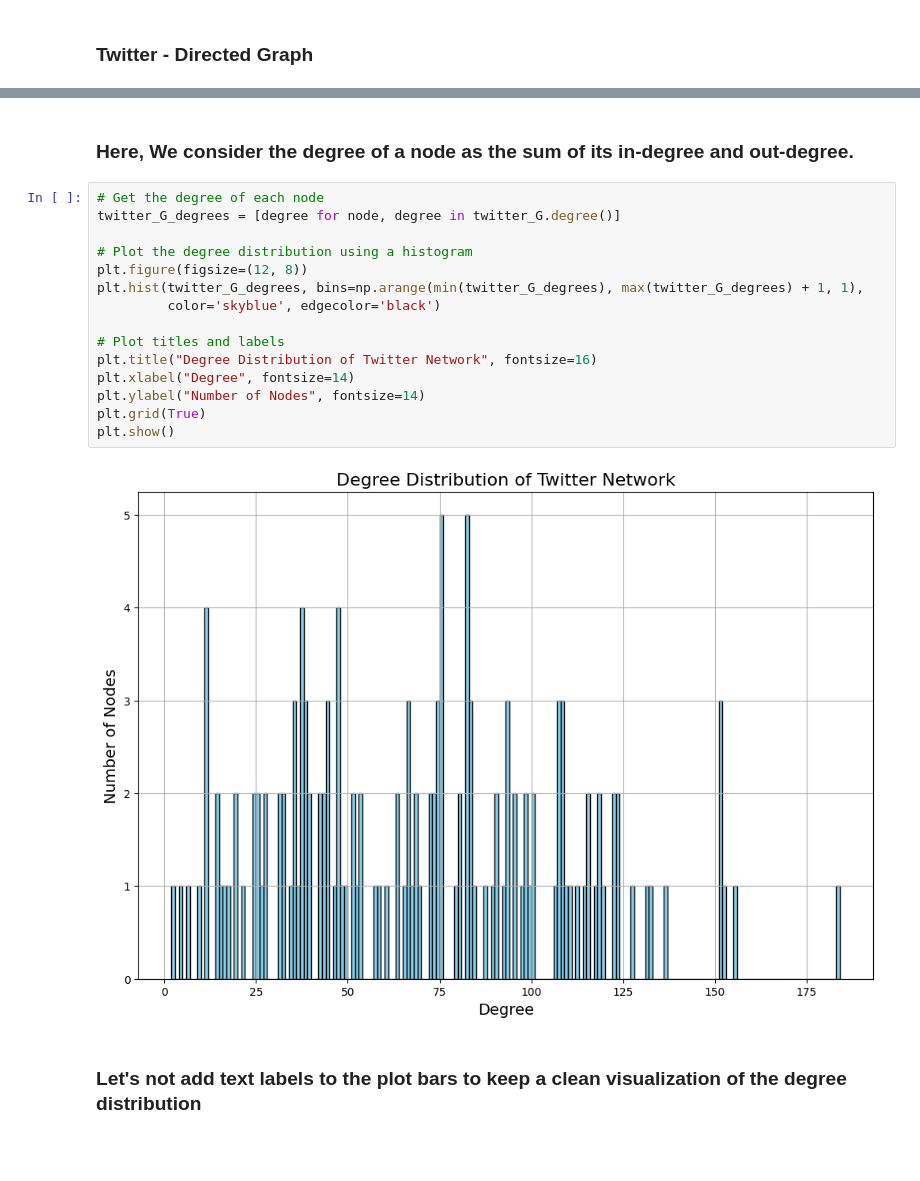
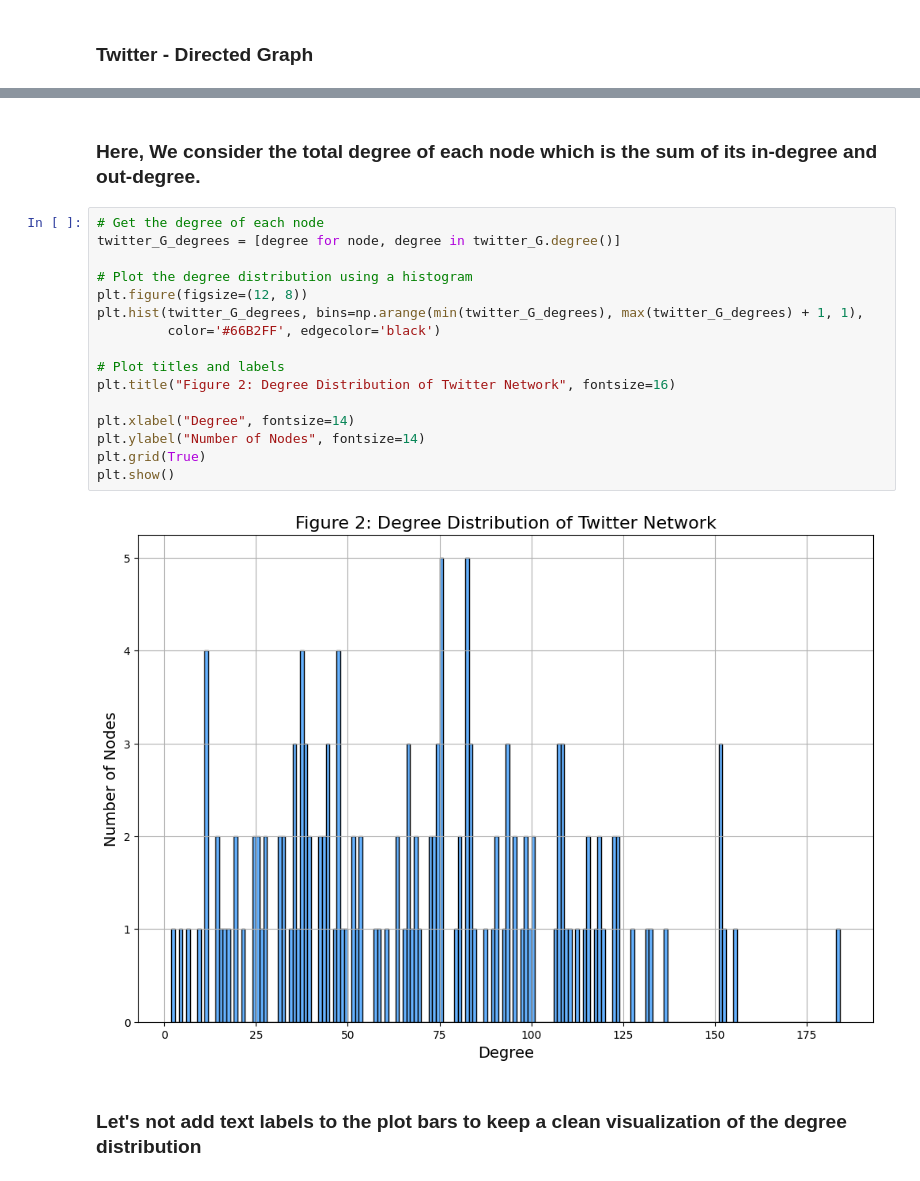
Before and after one commit to pariaighanian/Analysis_of_Complex_Netwroks, a Jupyter notebook: assignment_02.ipynb, the cells around one changed output, grey strips where cells are left out. Cells and saved outputs as stored; diff of their text form; blank space fills up the shorter version.

```diff
--- a/assignment_02.ipynb
+++ b/assignment_02.ipynb
@@ -68,22 +95,23 @@ Mode:  1
 # %% [markdown]
-### Here, We consider the degree of a node as the sum of its in-degree and out-degree.
+### Here, We consider the total degree of each node which is the sum of its in-degree and out-degree.
 # %%
 # Get the degree of each node
 twitter_G_degrees = [degree for node, degree in twitter_G.degree()]
 
 # Plot the degree distribution using a histogram
 plt.figure(figsize=(12, 8))
 plt.hist(twitter_G_degrees, bins=np.arange(min(twitter_G_degrees), max(twitter_G_degrees) + 1, 1),
-         color='skyblue', edgecolor='black')
+         color='#66B2FF', edgecolor='black')
 
 # Plot titles and labels
-plt.title("Degree Distribution of Twitter Network", fontsize=16)
+plt.title("Figure 2: Degree Distribution of Twitter Network", fontsize=16)
+
 plt.xlabel("Degree", fontsize=14)
 plt.ylabel("Number of Nodes", fontsize=14)
 plt.grid(True)
 plt.show()
 # %% [output]
-[figure, old version]
+[figure, new version]
 # %% [markdown]
 ### Let's not add text labels to the plot bars to keep a clean visualization of the degree distribution
 # %%
```
Also changed, not shown: parts of 20 cells of this notebook.
